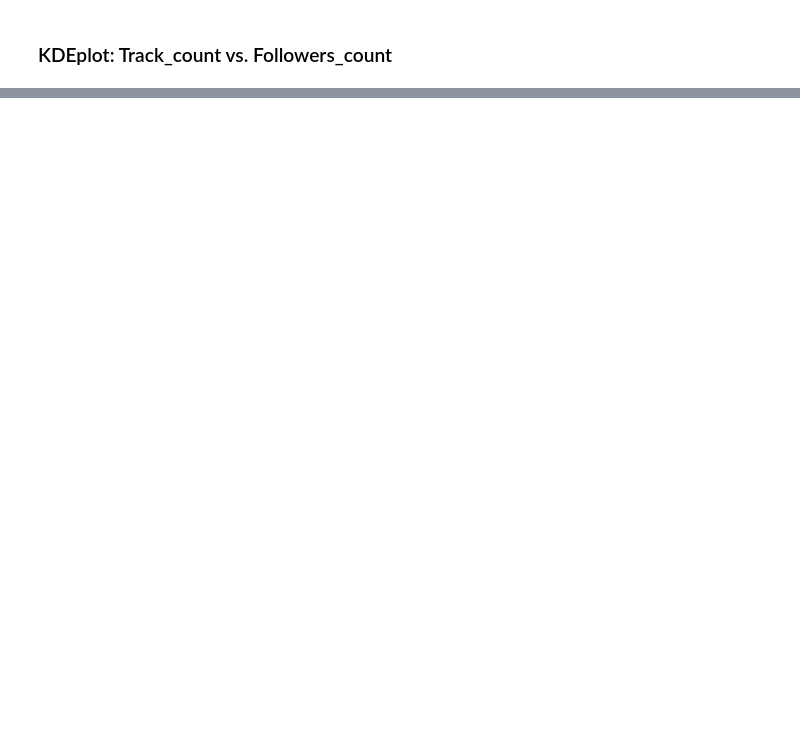
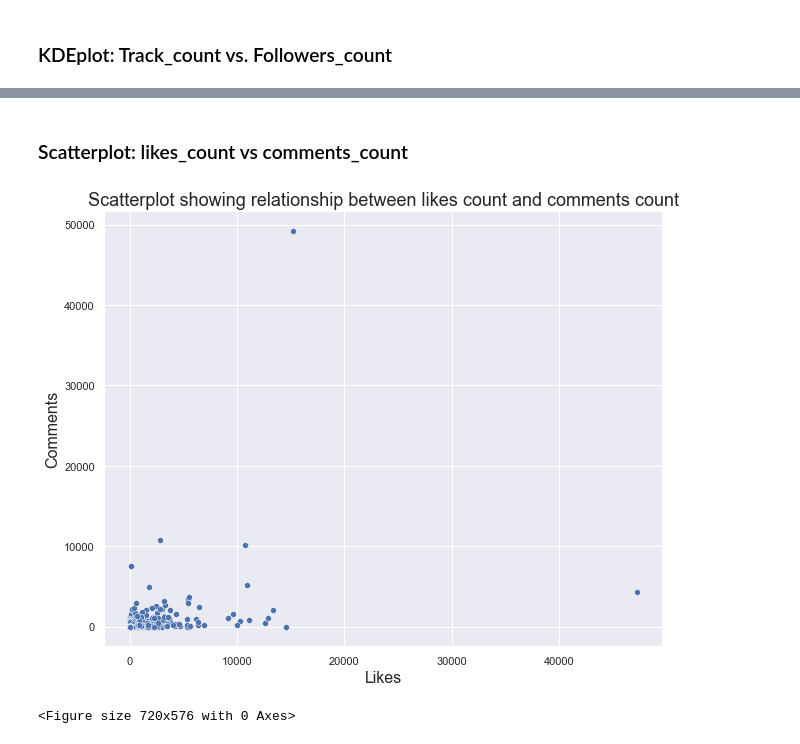
Before and after one commit to machung2001/SoundCloud, a Jupyter notebook: src/users_plotCharts.ipynb, the cells around one changed output, grey strips where cells are left out. Saved outputs shown, nothing was run; the diff lists cells and outputs as text; code cells hidden in the pictures; blank space fills up the shorter version.

```diff
--- a/src/users_plotCharts.ipynb
+++ b/src/users_plotCharts.ipynb
@@ -45,0 +64,15 @@ ax.set_title("Relationship between Track count and Followers count",size = 14);
+# %% [markdown]
+### Scatterplot: likes_count vs comments_count
+# %%
+sns.set_style('darkgrid');
+p = sns.scatterplot(x=df['likes_count'],y=df['comments_count'])
+sns.set(style="darkgrid")
+plt.ticklabel_format(style='plain', axis='x')
+plt.xlabel('Likes', fontsize=16)
+plt.ylabel('Comments', fontsize=16)
+plt.title('Scatterplot showing relationship between likes count and comments count', fontsize=18)
+plt.show()
+plt.clf()
+# %% [output]
+[figure, added]
+<Figure size 720x576 with 0 Axes>
```
Also changed, not shown: parts of 4 cells of this notebook, 4 other files.
